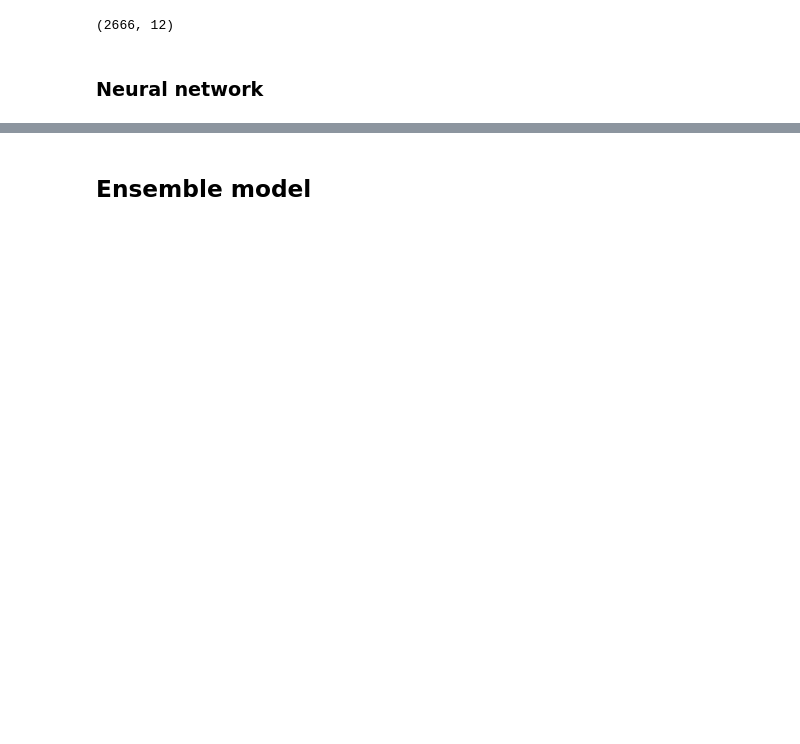
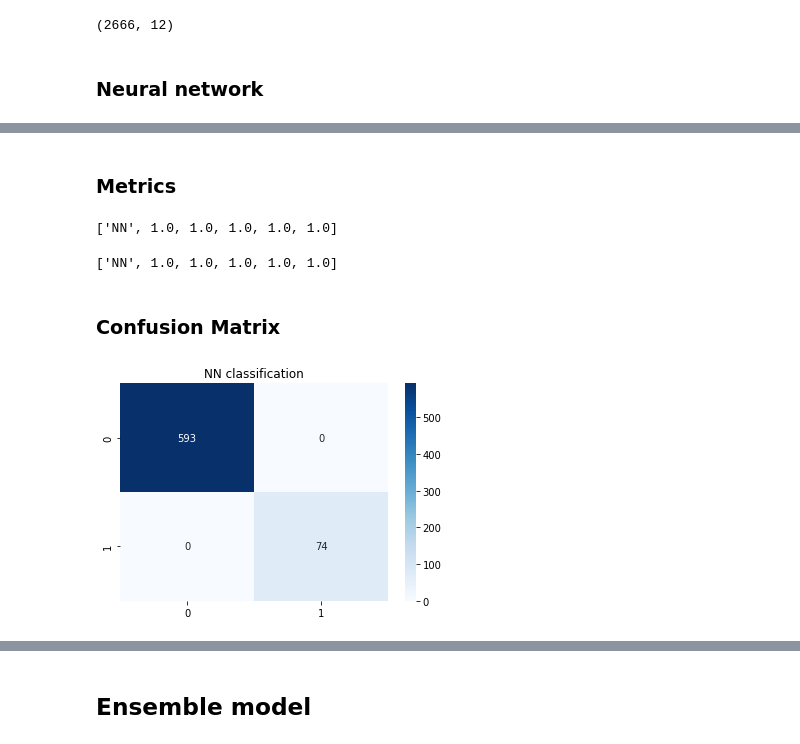
Before and after one commit to CarJung/Churn_exploration, a Jupyter notebook: model_tuning.ipynb, the cells around one changed output, grey strips where cells are left out. Saved outputs shown, nothing was run; the diff lists cells and outputs as text; code cells hidden in the pictures; blank space fills up the shorter version.

Commit message:
models evaluation

```diff
--- a/model_tuning.ipynb
+++ b/model_tuning.ipynb
@@ -89,0 +176,2 @@ s = pickle.dump(HPT_XGB, open('models/XGB_tuned.pkl', 'wb'))
+# %%
+x_test,x_val,y_test, y_val = train_test_split(x_test,y_test, test_size=0.3)
@@ -89,0 +195,23 @@ s = pickle.dump(HPT_XGB, open('models/XGB_tuned.pkl', 'wb'))
+# %% [markdown]
+### Metrics
+# %%
+nn = pickle.load(open('models/NN_tuned.pkl', 'rb'))
+xgb = pickle.load(open('models/XGB_tuned.pkl', 'rb'))
+# %%
+xgb_score = score(x_test,y_test,'NN',xgb)
+xgb_score
+# %% [output]
+['NN', 1.0, 1.0, 1.0, 1.0, 1.0]
+# %%
+nn_score = score(x_test,y_test,'NN',nn)
+nn_score
+# %% [output]
+['NN', 1.0, 1.0, 1.0, 1.0, 1.0]
+# %% [markdown]
+### Confusion Matrix
+# %%
+plt.title('NN classification')
+sns.heatmap(confusion_matrix(y_test, nn.predict(x_test)), annot=True, fmt='d', cmap='Blues')
+plt.show()
+# %% [output]
+[figure, added]
```
Also changed, not shown: parts of 35 cells of this notebook.
